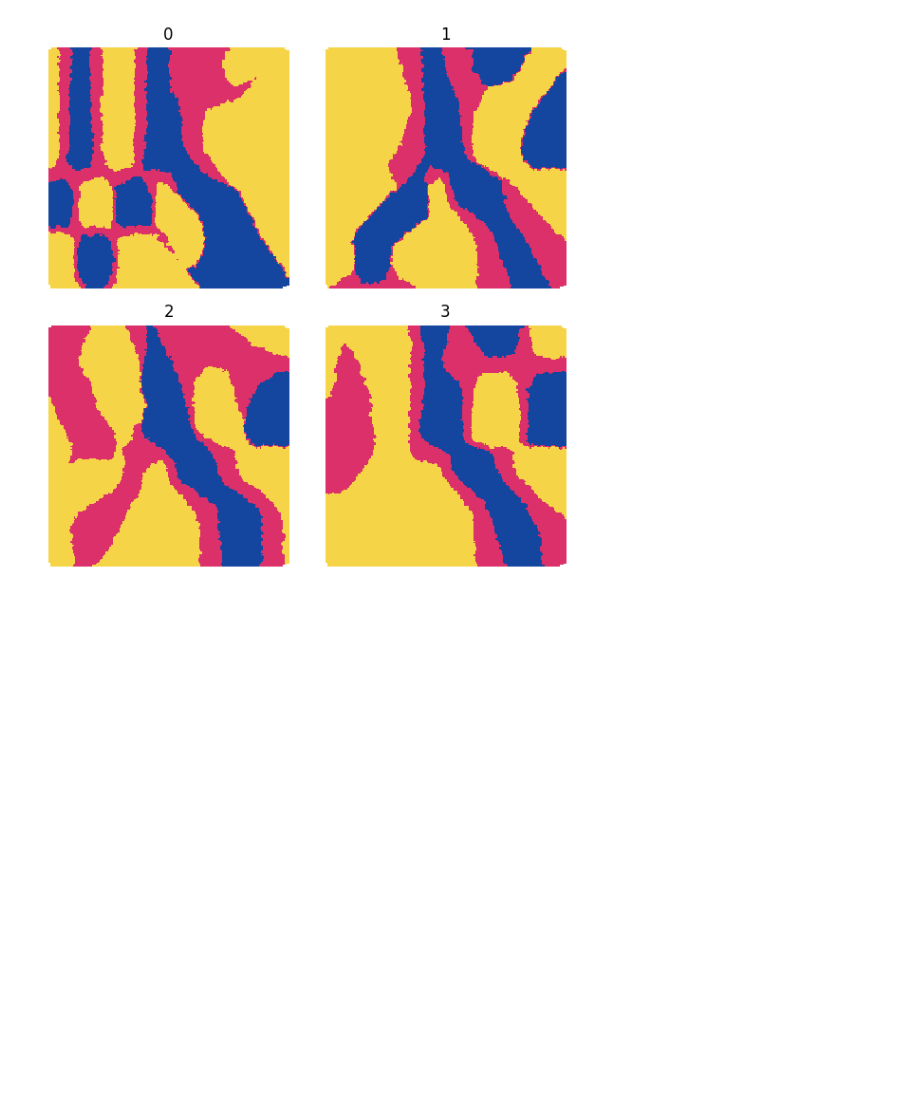
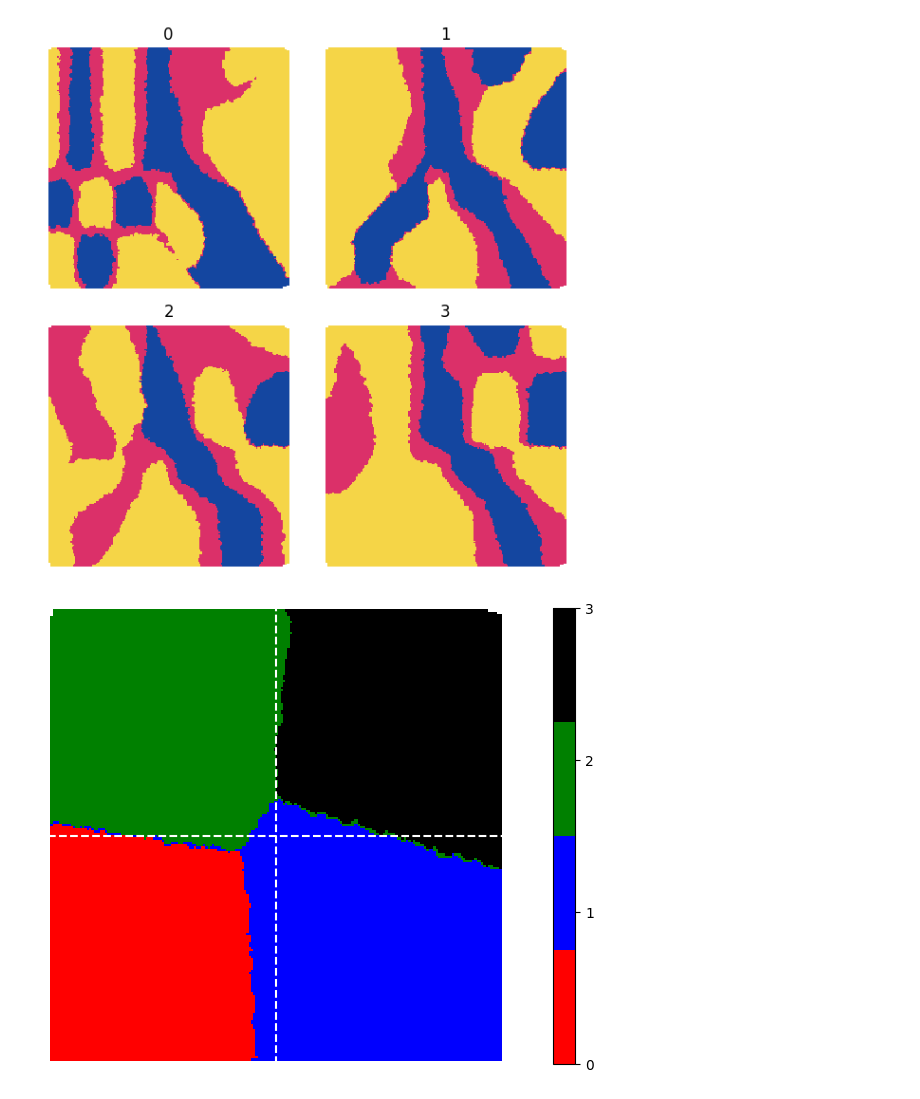
Before and after one commit to viktorvesely/liquid, a Jupyter notebook: synth_eval.ipynb, the cells around one changed output. Drawn from its saved outputs; the diff is of its cells as text; code cells hidden in the pictures; blank space fills up the shorter version.

```diff
--- a/synth_eval.ipynb
+++ b/synth_eval.ipynb
@@ -171,3 +162,26 @@ def plot_citizens_perspective():
 plot_citizens_perspective()
 # %% [output]
 [figure]
+# %%
+def plot_citizen_coverage():
+
+    fig, ax = plt.subplots(1, 1, figsize=(10, 5))
+
+    cmap = ListedColormap(['red', 'blue', 'green', "black"])
+
+    hat = torch.argmax(Ps, 1)
+    zhat = to_even_plane_tensors(dataset.tensors[0], hat)
+    plot_Z(zhat, ax=ax, cmap=cmap, colorbar=True, n_classes=4)
+    fig.tight_layout()
+
+    ax.axhline(0, color="white", linestyle="dashed")
+    ax.axvline(0, color="white", linestyle="dashed")
+    plt.show()
+
+    return fig
+
+
+fig = plot_citizen_coverage()
+fig.savefig("./figures/best_nmi.pdf")
+# %% [output]
+[figure, added]
```
Also changed, not shown: parts of 7 cells of this notebook, 18 other files.
